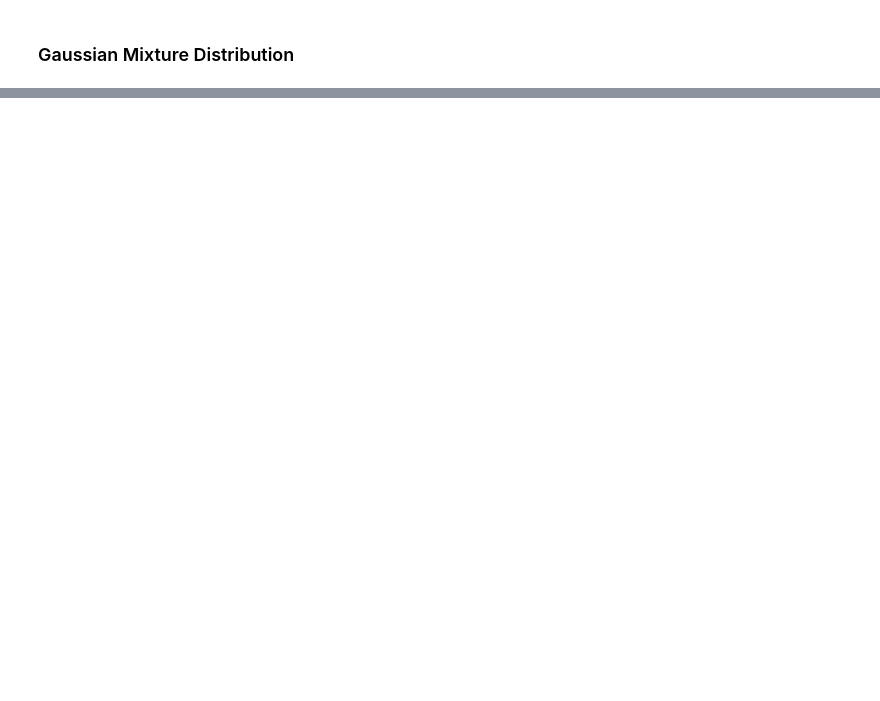
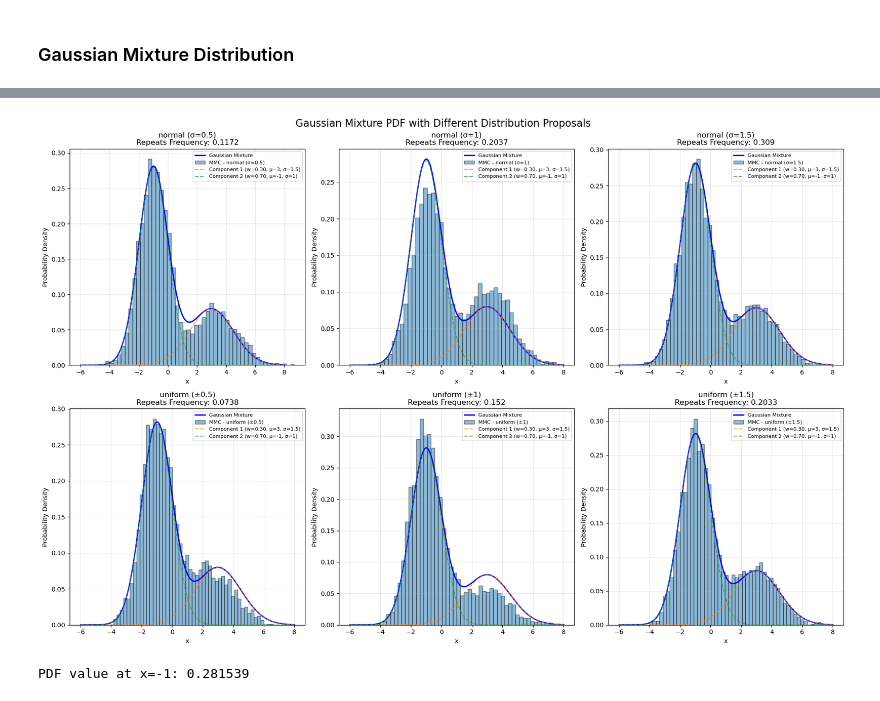
Before and after one commit to Ilan123/study_ml, a Jupyter notebook: sampling_methods/src/markov_chain_monte_carlo.ipynb, the cells around one changed output, grey strips where cells are left out. Saved outputs shown, nothing was run; the diff lists cells and outputs as text; code cells hidden in the pictures; blank space fills up the shorter version.

```diff
--- a/sampling_methods/src/markov_chain_monte_carlo.ipynb
+++ b/sampling_methods/src/markov_chain_monte_carlo.ipynb
@@ -71,7 +77,19 @@ def gaussian_mixture_pdf(x, weights, gaussians):
     return pdf[0] if np.isscalar(x) else pdf
 # %%
 n_samples = 10_000
-proposed_generator = lambda x: (np.random.normal(x, 1), )
 target_pdf = lambda x: gaussian_mixture_pdf(x, weights, gaussians)
-samples = generate_samples(n_samples, (0, ), proposed_generator, target_pdf)
-samples = np.array(samples)[:,0]
+samples_groups = []
+samples_groups_freq = []
+proposed_generators = {
+    'normal (σ=0.5)': {'proposal': lambda x: (np.random.normal(x, 0.5), )},
+    'normal (σ=1)': {'proposal': lambda x: (np.random.normal(x, 1), )},
+    'normal (σ=1.5)': {'proposal': lambda x: (np.random.normal(x, 1.5), )},
+    'uniform (±0.5)': {'proposal': lambda x: (np.random.uniform(x-0.5, x+0.5), )},
+    'uniform (±1)': {'proposal': lambda x: (np.random.uniform(x-1, x+1), )},
+    'uniform (±1.5)': {'proposal': lambda x: (np.random.uniform(x-1.5, x+1.5), )},
+}
+for proposed_generator_name, proposed_generator_info in proposed_generators.items():
+    proposed_generator = proposed_generator_info['proposal']
+    samples, repeats_freq = generate_samples(n_samples, (0, ), proposed_generator, target_pdf)
+    proposed_generator_info['generated_samples'] = np.array(samples)[:,0]
+    proposed_generator_info['repeats_freq'] = repeats_freq
@@ -108,0 +96,52 @@ PDF value at x=-1: 0.281539
+# %%
+# Create x values for plotting
+x_vals = np.linspace(-6, 8, 1000)
+pdf_vals = gaussian_mixture_pdf(x_vals, weights, gaussians)
+
+# Plot the mixture
+fig, axes = plt.subplots(2, 3, figsize=(18, 12))
+axes = axes.flatten()
+
+for idx, (proposed_generator_name, proposed_generator_info) in enumerate(proposed_generators.items()):
+    ax = axes[idx]
+
+    # Plot the Gaussian mixture
+    ax.plot(x_vals, pdf_vals, 'b-', linewidth=2, label='Gaussian Mixture')
+
+    # Get samples and frequency info
+    samples = proposed_generator_info['generated_samples']
+    repeats_freq = proposed_generator_info['repeats_freq']
+
+    # Plot histogram of samples
+    ax.hist(samples, bins=50, density=True, alpha=0.5,
+            label=f'MMC - {proposed_generator_name}', edgecolor='black')
+
+    # Plot individual components
+    for comp_idx, (w, (loc, scale)) in enumerate(zip(weights, gaussians)):
+        component_pdf = w * st.norm.pdf(x_vals, loc=loc, scale=scale)
+        ax.plot(x_vals, component_pdf, '--', alpha=0.7,
+                label=f'Component {comp_idx+1} (w={w:.2f}, μ={loc}, σ={scale})')
+
+
+    # Set labels and title for each subplot
+    ax.set_xlabel('x')
+    ax.set_ylabel('Probability Density')
+    ax.set_title(f'{proposed_generator_name}\nRepeats Frequency: {repeats_freq}')
+
+    # Add legend to each subplot
+    ax.legend(loc='upper right', fontsize=8)
+    ax.grid(True, alpha=0.3)
+
+# Add overall title
+fig.suptitle('Gaussian Mixture PDF with Different Distribution Proposals', fontsize=16, y=0.98)
+plt.subplots_adjust(top=0.93)
+
+plt.tight_layout()
+plt.show()
+
+# Print the value at x=-1
+y_at_minus1 = gaussian_mixture_pdf(-1, weights, gaussians)
+print(f'PDF value at x=-1: {y_at_minus1:.6f}')
+# %% [output]
+[figure, added]
+PDF value at x=-1: 0.281539
```
Also changed, not shown: parts of 4 cells of this notebook.
